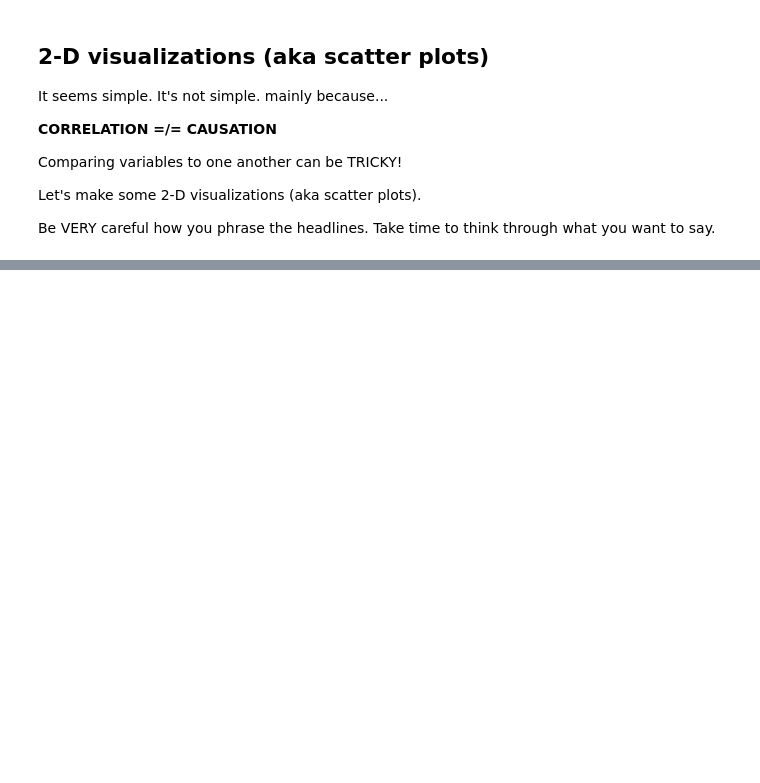
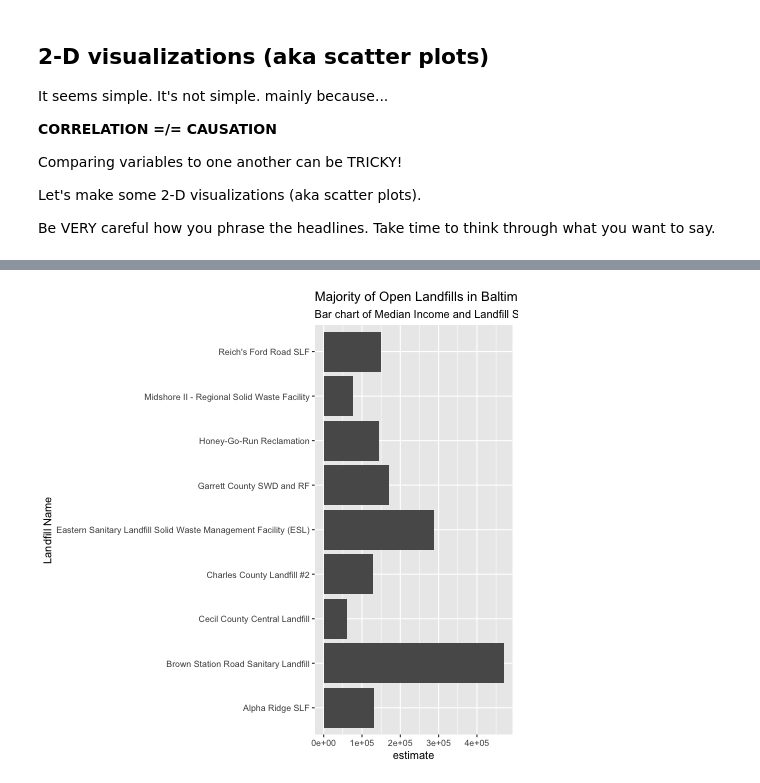
Before and after one commit to katrventura/connect-to-census, a Jupyter notebook: scatterplots.ipynb, the cells around one changed output, grey strips where cells are left out. Drawn from its saved outputs; the diff is of its cells as text; code cells hidden in the pictures; blank space fills up the shorter version.

```diff
--- a/scatterplots.ipynb
+++ b/scatterplots.ipynb
@@ -121,3 +140,12 @@ Be VERY careful how you phrase the headlines. Take time to think through what yo
 
 # code for scatter plot 3
 # be sure to include a meaningful title and subtitle
+# %%
+%%R
+
+# create new df of open landfills
+
+open_landfills <- df %>%
+    filter(`Current Landfill Status` == "Open")
+
+open_landfills
@@ -123,0 +170,14 @@ Be VERY careful how you phrase the headlines. Take time to think through what yo
+# %%
+%%R
+
+# bar chart of open landfills and estimate
+# make it horizontal
+
+open_landfills %>%
+    ggplot(aes(x = `Landfill Name`, y = `estimate`)) +
+    geom_bar(stat = "identity") +
+    coord_flip() +
+    labs(title = "Majority of Open Landfills in Baltimore are in areas with median income below $100,000",
+         subtitle = "Bar chart of Median Income and Landfill Status based on local landfill data and census data for 2021")
+# %% [output]
+[figure, added]
```
Also changed, not shown: parts of 7 cells of this notebook, 2 other files.
